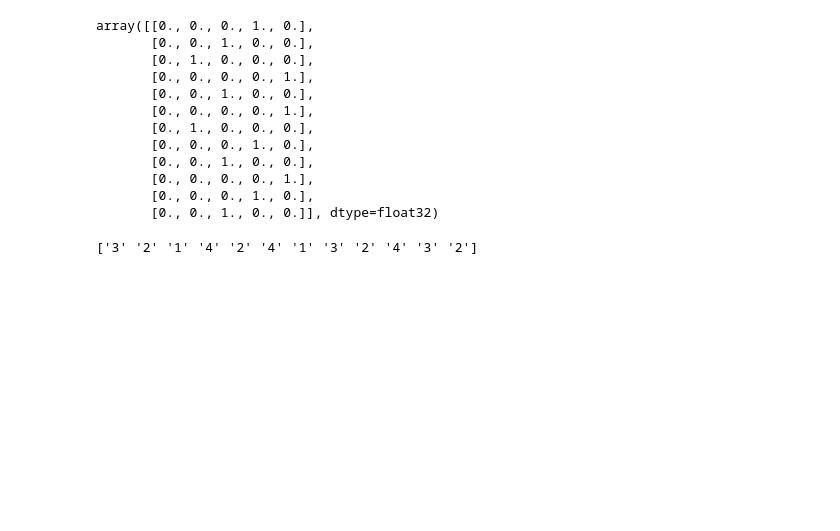
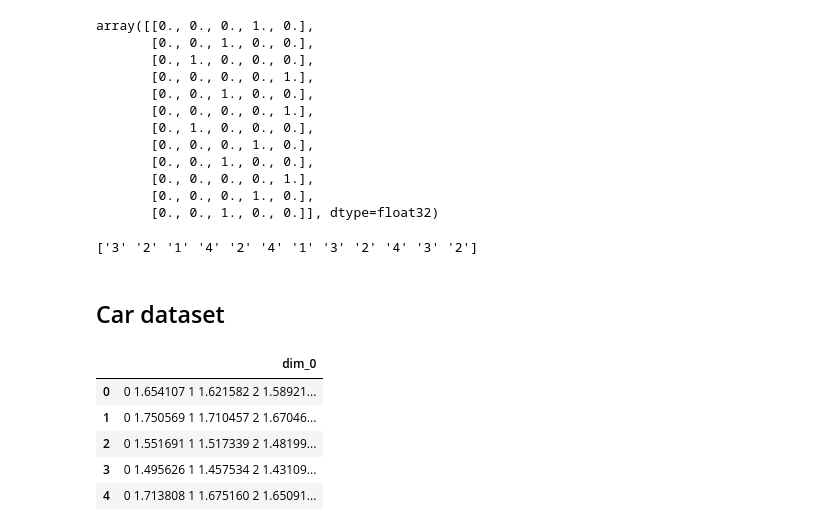
Before and after one commit to shamilnabiyev/automl-time-series, a Jupyter notebook: notebooks/sktime.ipynb, the cells around one changed output. Saved outputs shown, nothing was run; the diff lists cells and outputs as text; code cells hidden in the pictures; blank space fills up the shorter version.

```diff
--- a/notebooks/sktime.ipynb
+++ b/notebooks/sktime.ipynb
@@ -571,3 +573,5 @@ array([[0., 0., 0., 1., 0.],
 print(y_test)
 # %% [output]
 ['3' '2' '1' '4' '2' '4' '1' '3' '2' '4' '3' '2']
+# %% [markdown]
+## Car dataset
@@ -573,0 +580,9 @@ print(y_test)
+# %%
+X.head()
+# %% [output]
+|  | dim_0 |
+| 0 | 0 1.654107 1 1.621582 2 1.58921... |
+| 1 | 0 1.750569 1 1.710457 2 1.67046... |
+| 2 | 0 1.551691 1 1.517339 2 1.48199... |
+| 3 | 0 1.495626 1 1.457534 2 1.43109... |
+| 4 | 0 1.713808 1 1.675160 2 1.65091... |
```
Also changed, not shown: parts of 10 cells of this notebook.
